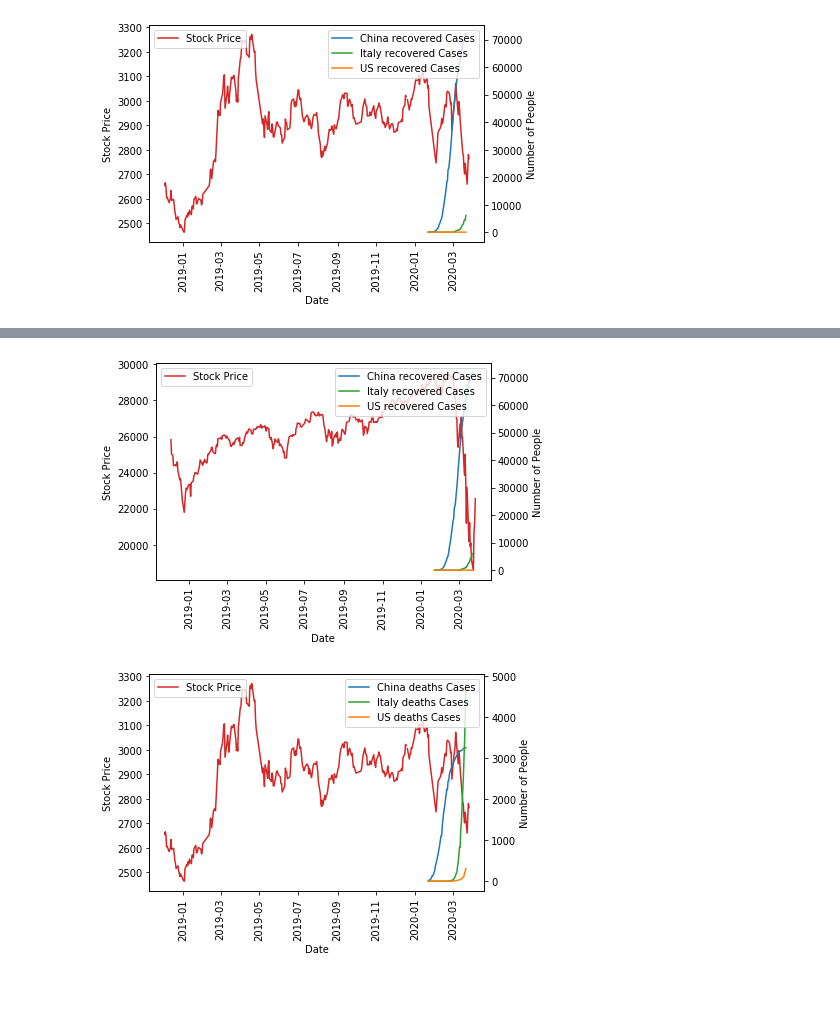
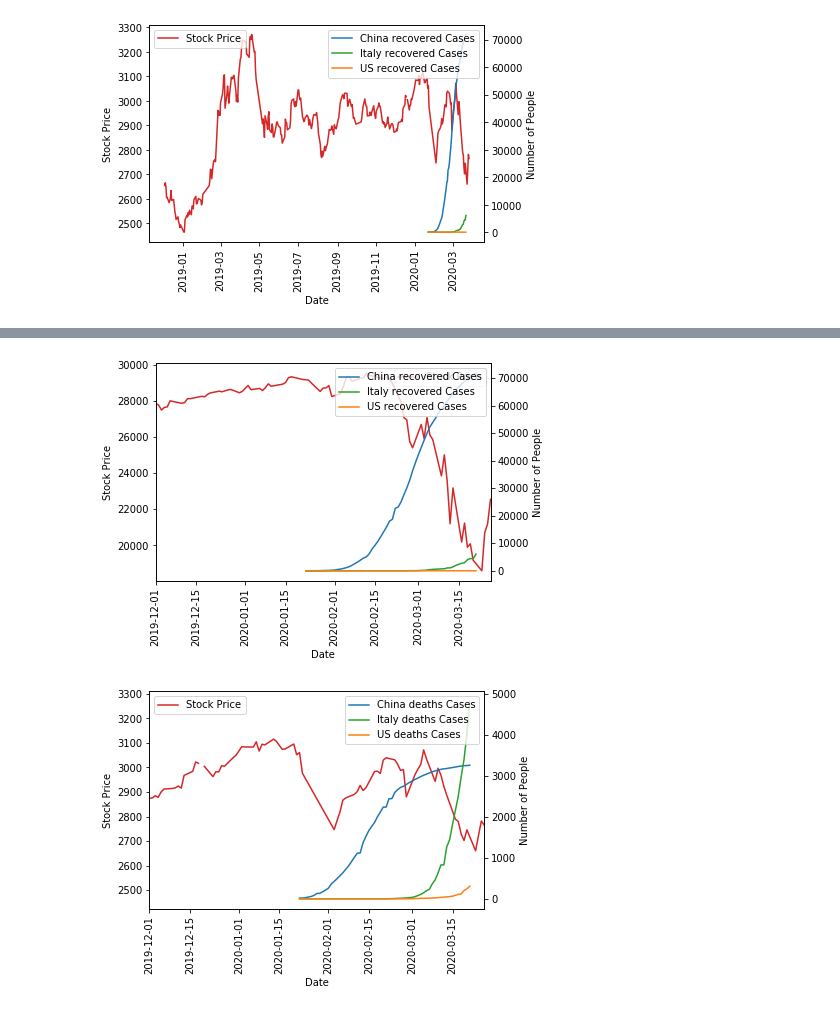
Before and after one commit to nberman12/COVID19-vs-Stocks, a Jupyter notebook: dev/daniel/Data_Collection2.ipynb, the cells around one changed output, grey strips where cells are left out. Cells and saved outputs as stored; diff of their text form; code cells hidden in the pictures.

```diff
--- a/dev/daniel/Data_Collection2.ipynb
+++ b/dev/daniel/Data_Collection2.ipynb
@@ -1091,29 +1094,29 @@ plt.show()
 # %%
 dji_df["Date"]=pd.to_datetime(dji_df["Date"])
 #stock price vs confirmed cases
 fig, ax1 = plt.subplots()
 color = 'tab:red'
 ax1.set_xlabel('Date')
 ax1.set_ylabel('Stock Price')
 ax1.plot(dji_df['Date'],dji_df['Close'], label = "Stock Price", color=color)
-
+plt.xlim(datetime.date(2019,12,1),datetime.date(2020,3,26))
 #plt.yscale('symlog')
 plt.legend()
 plt.xticks(rotation=90)
 ax2 = ax1.twinx()
 color1 = 'tab:blue'
 color2 = 'tab:green'
 color3 = 'tab:orange'
 ax2.set_ylabel('Number of People')
 ax2.plot(china_recovered['China'], label = "China recovered Cases", color=color1)
 ax2.plot(italy_recovered['Italy'], label = "Italy recovered Cases", color=color2)
 ax2.plot(us_recovered['US'], label = "US recovered Cases", color=color3)
 
 plt.legend(loc = 'upper right')
 plt.savefig("graphs/DJI Stock vs Total recovered")
 plt.show()
 # %% [output]
-[figure, old version]
+[figure, new version]
 # %%
 fig, ax1 = plt.subplots()
 color = 'tab:red'
@@ -1124,6 +1127,7 @@ ax1.plot(sse_df['Date'],sse_df['Close'], label = "Stock Price", color=color)
 #plt.yscale('symlog')
 plt.legend(loc='upper left')
 plt.xticks(rotation=90)
+plt.xlim(datetime.date(2019,12,1),datetime.date(2020,3,26))
 ax2 = ax1.twinx()
 color1 = 'tab:blue'
 color2 = 'tab:green'
@@ -1137,7 +1141,7 @@ plt.legend(loc = 'upper right')
 plt.savefig("graphs/SSE Stock vs Total Deaths")
 plt.show()
 # %% [output]
-[figure, old version]
+[figure, new version]
 # %%
 #stock price vs confirmed cases
 fig, ax1 = plt.subplots()
```
Also changed, not shown: parts of 18 cells of this notebook, 14 other files.
